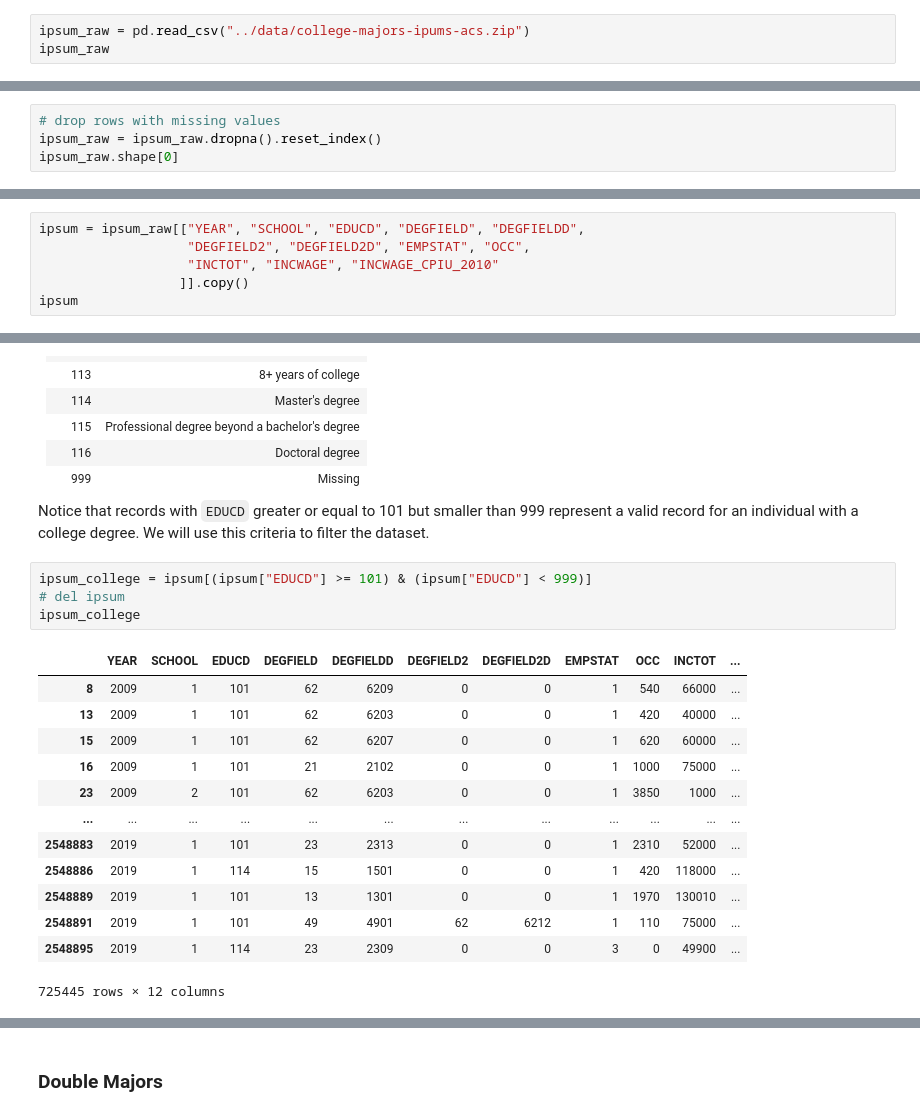
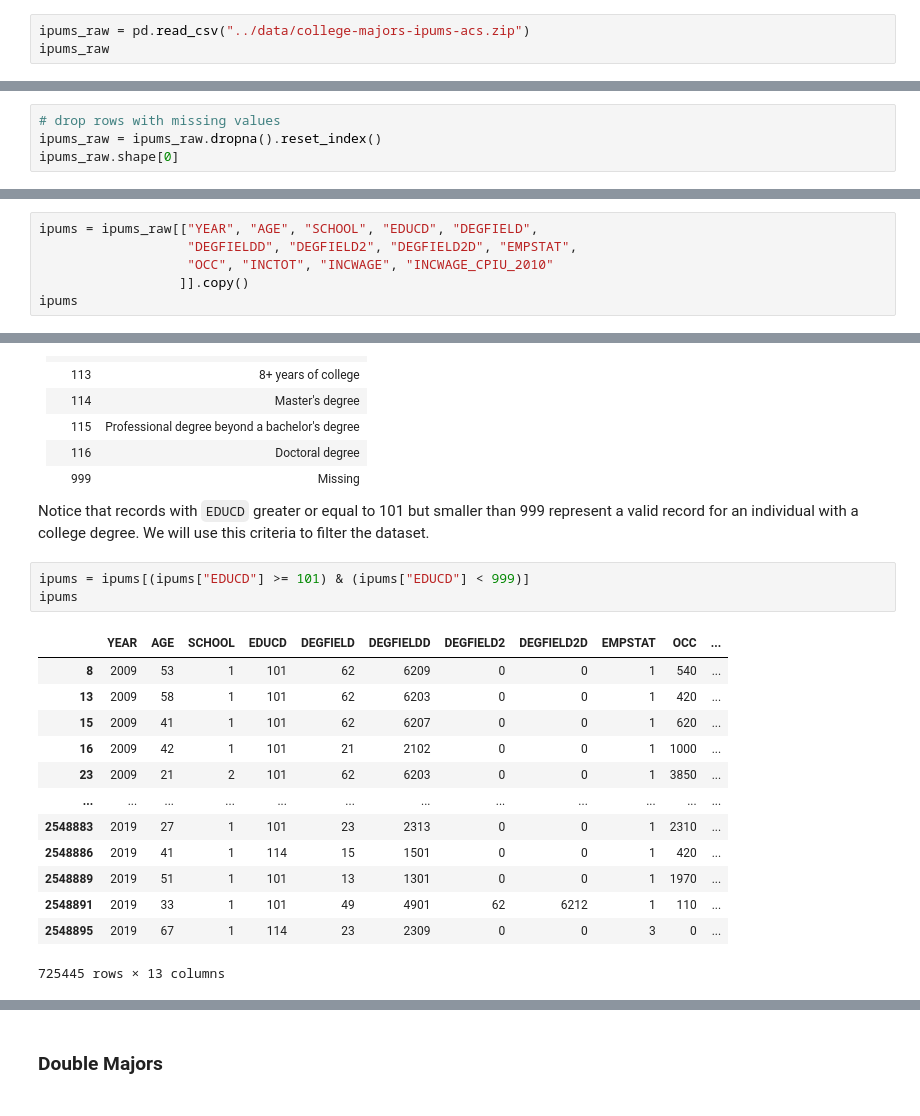
Before and after one commit to oooyiyangc/econ148-dev, a Jupyter notebook: college_majors/src/college_majors.ipynb, the cells around one changed output, grey strips where cells are left out. Drawn from its saved outputs; the diff is of its cells as text.

```diff
--- a/college_majors/src/college_majors.ipynb
+++ b/college_majors/src/college_majors.ipynb
@@ -12,6 +12,6 @@ This notebook is inspired by ["The Economic Guide To Picking A College Major"](h
 ### Import Data
 The dataset is a data extract from [IPUMS USA](https://usa.ipums.org/usa/) for 2019 ACS and 2009 ACS.  IPUMS USA collects, preserves and harmonizes U.S. census microdata and provides easy access to this data with enhanced documentation. Data includes decennial censuses from 1790 to 2010 and American Community Surveys (ACS) from 2000 to the present.
 # %%
-ipsum_raw = pd.read_csv("../data/college-majors-ipums-acs.zip")
-ipsum_raw
+ipums_raw = pd.read_csv("../data/college-majors-ipums-acs.zip")
+ipums_raw
 # %% [output]
@@ -31,7 +31,7 @@ ipsum_raw
 # %%
 # drop rows with missing values
-ipsum_raw = ipsum_raw.dropna().reset_index()
-ipsum_raw.shape[0]
+ipums_raw = ipums_raw.dropna().reset_index()
+ipums_raw.shape[0]
 # %% [output]
 2548897
 # %% [markdown]
@@ -56,9 +57,9 @@ The following are the variables we want in the dataframe.
 | INCWAGE | Wage and salary income | INCWAGE reports each respondent's total pre-tax wage and salary income - that is, money received as an employee - for the previous year.  |
 | INCWAGE_CPIU_2010 | Wage and salary income (standardized using CPIU_2010) | INCWAGE reports each respondent's total pre-tax wage and salary income - that is, money received as an employee - for the previous year. |
 # %%
-ipsum = ipsum_raw[["YEAR", "SCHOOL", "EDUCD", "DEGFIELD", "DEGFIELDD",
-                   "DEGFIELD2", "DEGFIELD2D", "EMPSTAT", "OCC",
-                   "INCTOT", "INCWAGE", "INCWAGE_CPIU_2010"
+ipums = ipums_raw[["YEAR", "AGE", "SCHOOL", "EDUCD", "DEGFIELD",
+                   "DEGFIELDD", "DEGFIELD2", "DEGFIELD2D", "EMPSTAT",
+                   "OCC", "INCTOT", "INCWAGE", "INCWAGE_CPIU_2010"
                   ]].copy()
-ipsum
+ipums
 # %% [output]
@@ -111,21 +112,20 @@ Since we are concerned about how different college degrees affect income, we nee
 
 Notice that records with `EDUCD` greater or equal to 101 but smaller than 999 represent a valid record for an individual with a college degree. We will use this criteria to filter the dataset.
 # %%
-ipsum_college = ipsum[(ipsum["EDUCD"] >= 101) & (ipsum["EDUCD"] < 999)]
-# del ipsum
-ipsum_college
+ipums = ipums[(ipums["EDUCD"] >= 101) & (ipums["EDUCD"] < 999)]
+ipums
 # %% [output]
-|  | YEAR | SCHOOL | EDUCD | DEGFIELD | DEGFIELDD | DEGFIELD2 | DEGFIELD2D | EMPSTAT | OCC | INCTOT | ... |
-| 8 | 2009 | 1 | 101 | 62 | 6209 | 0 | 0 | 1 | 540 | 66000 | ... |
-| 13 | 2009 | 1 | 101 | 62 | 6203 | 0 | 0 | 1 | 420 | 40000 | ... |
-| 15 | 2009 | 1 | 101 | 62 | 6207 | 0 | 0 | 1 | 620 | 60000 | ... |
-| 16 | 2009 | 1 | 101 | 21 | 2102 | 0 | 0 | 1 | 1000 | 75000 | ... |
-| 23 | 2009 | 2 | 101 | 62 | 6203 | 0 | 0 | 1 | 3850 | 1000 | ... |
+|  | YEAR | AGE | SCHOOL | EDUCD | DEGFIELD | DEGFIELDD | DEGFIELD2 | DEGFIELD2D | EMPSTAT | OCC | ... |
+| 8 | 2009 | 53 | 1 | 101 | 62 | 6209 | 0 | 0 | 1 | 540 | ... |
+| 13 | 2009 | 58 | 1 | 101 | 62 | 6203 | 0 | 0 | 1 | 420 | ... |
+| 15 | 2009 | 41 | 1 | 101 | 62 | 6207 | 0 | 0 | 1 | 620 | ... |
+| 16 | 2009 | 42 | 1 | 101 | 21 | 2102 | 0 | 0 | 1 | 1000 | ... |
+| 23 | 2009 | 21 | 2 | 101 | 62 | 6203 | 0 | 0 | 1 | 3850 | ... |
 | ... | ... | ... | ... | ... | ... | ... | ... | ... | ... | ... | ... |
-| 2548883 | 2019 | 1 | 101 | 23 | 2313 | 0 | 0 | 1 | 2310 | 52000 | ... |
-| 2548886 | 2019 | 1 | 114 | 15 | 1501 | 0 | 0 | 1 | 420 | 118000 | ... |
-| 2548889 | 2019 | 1 | 101 | 13 | 1301 | 0 | 0 | 1 | 1970 | 130010 | ... |
-| 2548891 | 2019 | 1 | 101 | 49 | 4901 | 62 | 6212 | 1 | 110 | 75000 | ... |
-| 2548895 | 2019 | 1 | 114 | 23 | 2309 | 0 | 0 | 3 | 0 | 49900 | ... |
+| 2548883 | 2019 | 27 | 1 | 101 | 23 | 2313 | 0 | 0 | 1 | 2310 | ... |
+| 2548886 | 2019 | 41 | 1 | 114 | 15 | 1501 | 0 | 0 | 1 | 420 | ... |
+| 2548889 | 2019 | 51 | 1 | 101 | 13 | 1301 | 0 | 0 | 1 | 1970 | ... |
+| 2548891 | 2019 | 33 | 1 | 101 | 49 | 4901 | 62 | 6212 | 1 | 110 | ... |
+| 2548895 | 2019 | 67 | 1 | 114 | 23 | 2309 | 0 | 0 | 3 | 0 | ... |
-725445 rows × 12 columns
+725445 rows × 13 columns
 # %%
```
Also changed, not shown: parts of 57 cells of this notebook, 5 other files.
